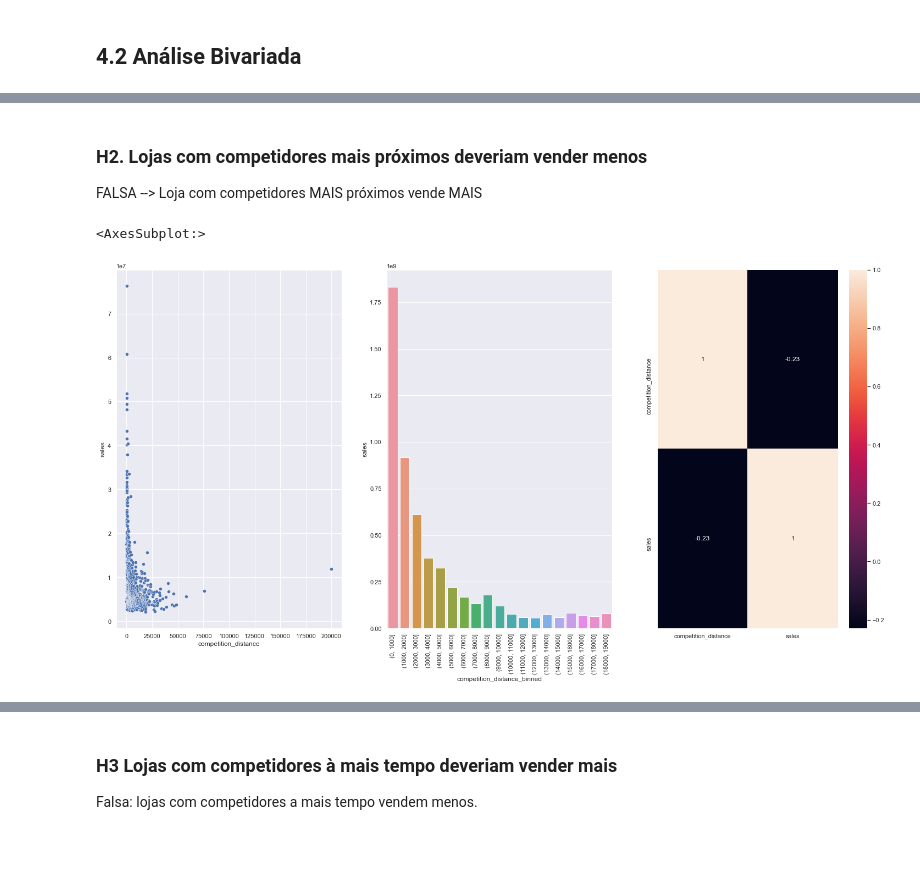
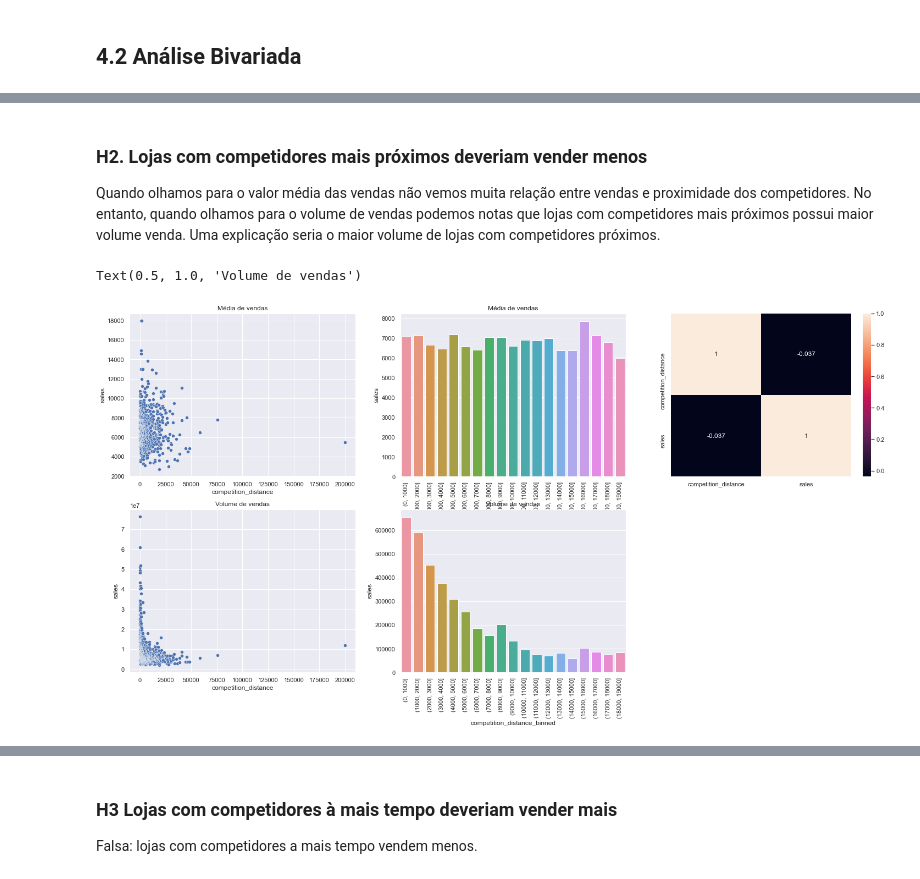
Before and after one commit to gabrielacaraujo/DSproducao, a Jupyter notebook: m4_EDA.ipynb, the cells around one changed output, grey strips where cells are left out. Saved outputs shown, nothing was run; the diff lists cells and outputs as text; code cells hidden in the pictures; blank space fills up the shorter version.

```diff
--- a/m4_EDA.ipynb
+++ b/m4_EDA.ipynb
@@ -856,21 +872,39 @@ aux3.pivot(index='year_week', columns='assortment', values='sales').plot()
 # %% [markdown]
 ### **H2**. Lojas com competidores mais próximos deveriam vender menos
-FALSA --> Loja com competidores MAIS próximos vende MAIS
+Quando olhamos para o valor média das vendas não vemos muita relação entre vendas e proximidade dos competidores. No entanto, quando olhamos para o volume de vendas podemos notas que lojas com competidores mais próximos possui maior volume venda. Uma explicação seria o maior volume de lojas com competidores próximos.
 # %%
-aux2_1=df4[['competition_distance', 'sales']].groupby('competition_distance').sum().reset_index()
+#Média de vendas em função da distancia dos competidores
+aux2_1=df4[['competition_distance', 'sales']].groupby('competition_distance').mean().reset_index()
 
-plt.subplot(1,3,1)
+plt.subplot(2,3,1)
 sns.scatterplot(x='competition_distance', y='sales', data=aux2_1)
+plt.title('Média de vendas')
 
-plt.subplot( 1, 3, 2 )
+plt.subplot( 2, 3, 2 )
 bins = list( np.arange(0, 20000, 1000))
 aux2_1['competition_distance_binned'] = pd.cut(aux2_1['competition_distance'], bins=bins)
-aux2_2=aux2_1[['competition_distance_binned', 'sales']].groupby('competition_distance_binned').sum().reset_index()
+aux2_2=aux2_1[['competition_distance_binned', 'sales']].groupby('competition_distance_binned').mean().reset_index()
 sns.barplot( x='competition_distance_binned', y='sales', data=aux2_2 )
 plt.xticks( rotation=90 )
+plt.title('Média de vendas')
 
-plt.subplot( 1, 3, 3 )
+plt.subplot( 2, 3, 3 )
 sns.heatmap( aux2_1.corr(method='pearson'), annot=True )
+
+#Volume de vendas em função da distancia dos competidores
+aux2_3=df4[['competition_distance', 'sales']].groupby('competition_distance').sum().reset_index()
+
+plt.subplot( 2, 3, 4 )
+sns.scatterplot(x='competition_distance', y='sales', data=aux2_3)
+plt.title('Volume de vendas')
+
+plt.subplot( 2, 3, 5 )
+bins = list( np.arange(0, 20000, 1000))
+#aux2_1['competition_distance_binned'] = pd.cut(aux2_1['competition_distance'], bins=bins)
+aux2_4=aux2_1[['competition_distance_binned', 'sales']].groupby('competition_distance_binned').sum().reset_index()
+sns.barplot( x='competition_distance_binned', y='sales', data=aux2_4 )
+plt.xticks( rotation=90 )
+plt.title('Volume de vendas')
 # %% [output]
-<AxesSubplot:>
+Text(0.5, 1.0, 'Volume de vendas')
-[figure, old version]
+[figure, new version]
```
Also changed, not shown: parts of 54 cells of this notebook.
